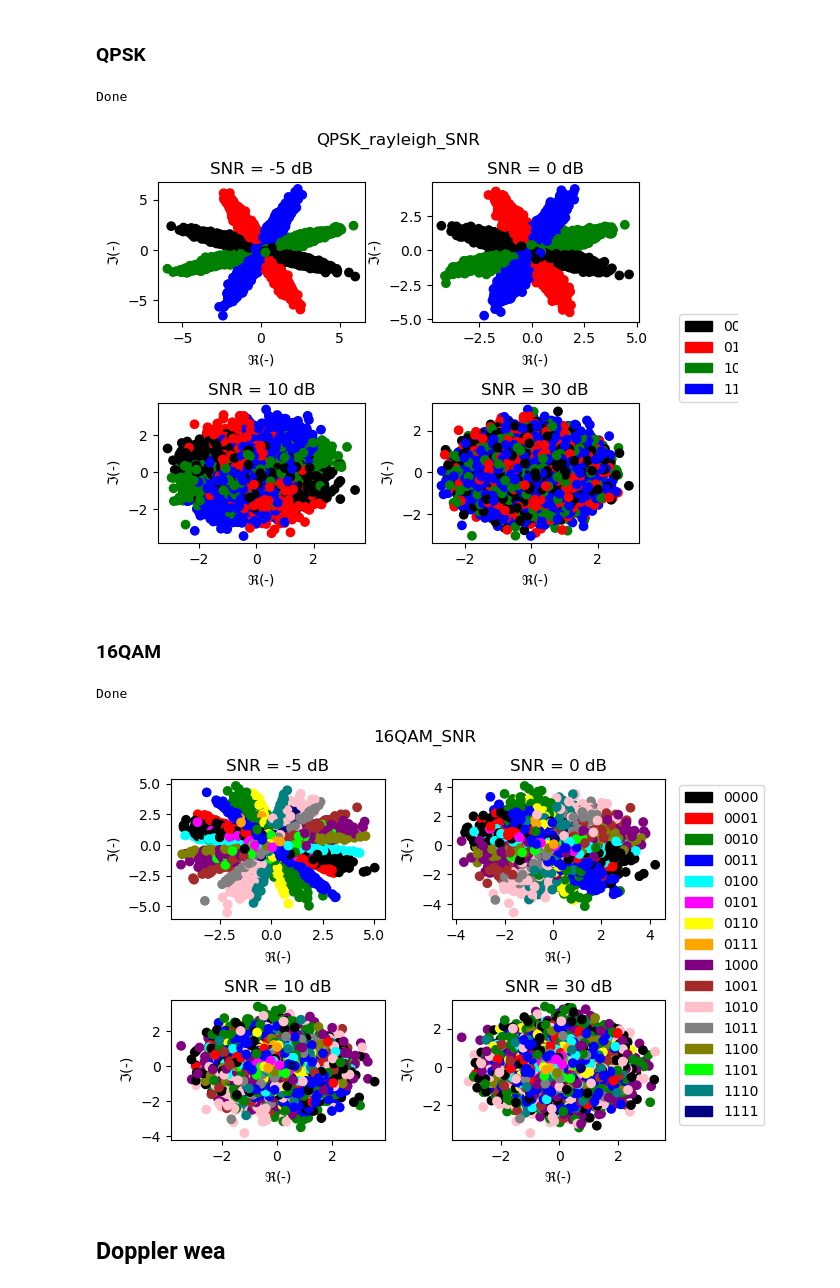
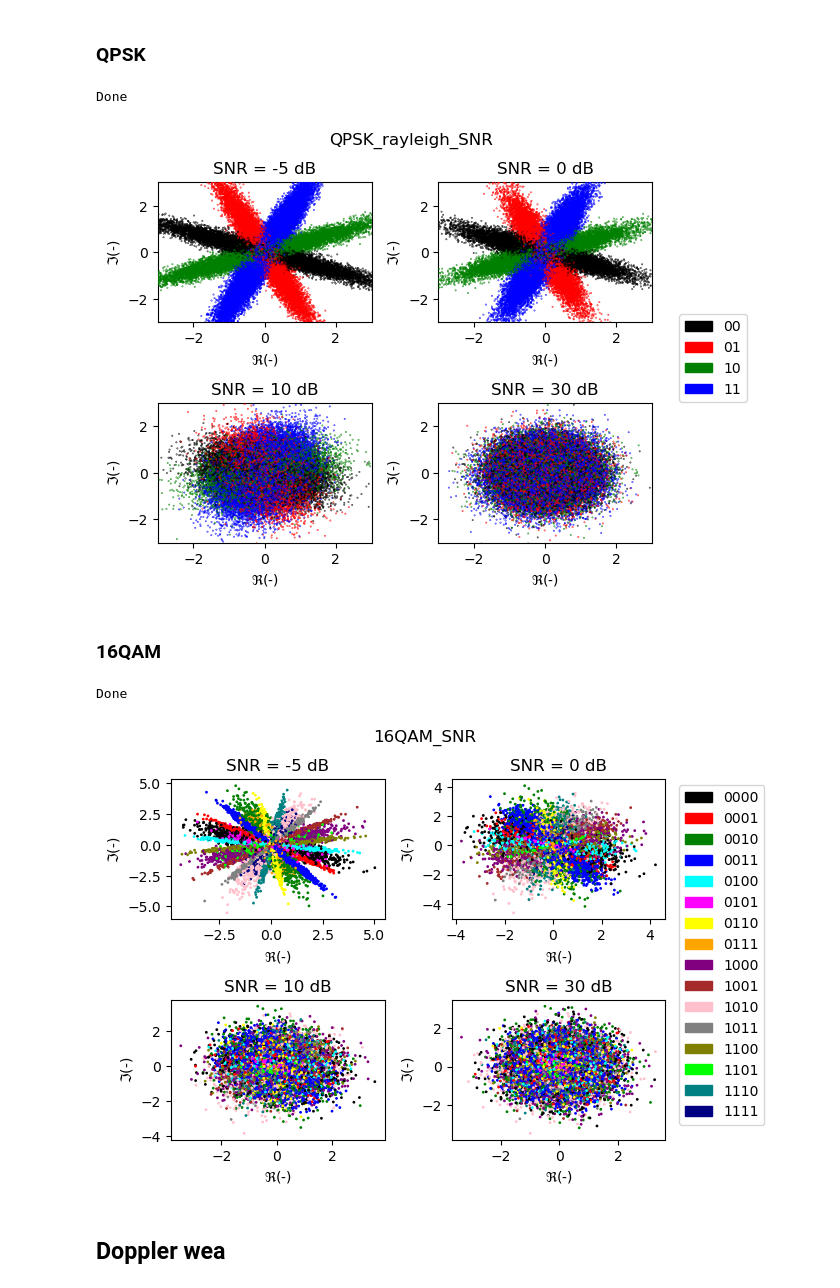
Before and after one commit to DiegoSanzB/EL7041_Project_2, a Jupyter notebook: test.ipynb, the cells around one changed output. Cells and saved outputs as stored; diff of their text form; code cells hidden in the pictures.

```diff
--- a/test.ipynb
+++ b/test.ipynb
@@ -90,7 +90,7 @@ for i in range(4):
     real = data[f"re_noise_{SNR[i]}"].to_numpy()
     imag = data[f"im_noise_{SNR[i]}"].to_numpy()
     # Plot the data
-    ax.scatter(real, imag, color = color_dots4, zorder = 7)
+    ax.scatter(real, imag, color = color_dots4, zorder = 7, s = S)
     # Insert handmade legend
 # Set legend outside the plot
 fig.legend(handles=LEG4, bbox_to_anchor=(0.9, 0.5), loc='center left')
@@ -126,7 +126,7 @@ for i in range(4):
     real = data[f"re_noise_{SNR[i]}"].to_numpy()
     imag = data[f"im_noise_{SNR[i]}"].to_numpy()
     # Plot the data
-    ax.scatter(real, imag, color = color_dots16, zorder = 7)
+    ax.scatter(real, imag, color = color_dots16, zorder = 7, s = S)
 # Set legend outside the plot
 fig.legend(handles=LEG16, bbox_to_anchor=(0.9, 0.5), loc='center left')
 # Adjust layout to prevent overlap with the title
@@ -145,36 +145,36 @@ Done
 # %%
 data = pd.read_csv('results/QPSK_rayleigh_snr.csv')
 # create a 2x2 grid of subplots
 fig, axs = plt.subplots(2, 2)
 fig.suptitle("QPSK_rayleigh_SNR")
 # Get the SNR values
 # Iterate over the subplots
 for i in range(4):
     # Select the subplot
     ax = axs[i // 2, i % 2]
     ax.set_title("SNR = " + str(SNR[i]) + " dB")
     ax.set_xlabel(r"$\Re$(-)")
     ax.set_ylabel(r"$\Im$(-)")
-    # ax.set_xlim(-1.70, 1.7)  # Set limits for the x-axis
-    # ax.set_ylim(-1.5, 1.5)  # Set limits for the y-axis
+    ax.set_xlim(-3, 3)  # Set limits for the x-axis
+    ax.set_ylim(-3, 3)  # Set limits for the y-axis
     # Separate coordinates and get them as a numpy array
     real = data[f"re_rayleigh_noise_{SNR[i]}"].to_numpy()
     imag = data[f"im_rayleigh_noise_{SNR[i]}"].to_numpy()
     # Plot the data
-    ax.scatter(real, imag, color = color_dots4, zorder = 7)
+    ax.scatter(real, imag, color = color_dots4, zorder = 7, s = S)
     # Insert handmade legend
 # Set legend outside the plot
 fig.legend(handles=LEG4, bbox_to_anchor = (0.9, 0.5), loc = 'center left')
 
 # Adjust layout to prevent overlap with the title
 plt.tight_layout(rect=[0, 0, 0.9, 0.95])
 # print("Done")
 # plt.savefig('results/QPSK_RAYLEIGH.png')
 print("Done")
 plt.show()
 # %% [output]
 Done
-[figure, old version]
+[figure, new version]
 # %% [markdown]
 ### 16QAM
 # %%
@@ -196,7 +196,7 @@ for i in range(4):
     real = data[f"re_rayleigh_noise_{SNR[i]}"].to_numpy()
     imag = data[f"im_rayleigh_noise_{SNR[i]}"].to_numpy()
     # Plot the data
-    ax.scatter(real, imag, color = color_dots16, zorder = 7)
+    ax.scatter(real, imag, color = color_dots16, zorder = 7, s = S)
 # Set legend outside the plot
 fig.legend(handles=LEG16, bbox_to_anchor=(0.9, 0.5), loc='center left')
 # Adjust layout to prevent overlap with the title
@@ -207,7 +207,7 @@ print("Done")
 plt.show()
 # %% [output]
 Done
-[figure, old version]
+[figure, new version]
 # %% [markdown]
 ## Doppler wea
 # %% [markdown]
```
Also changed, not shown: parts of 4 cells of this notebook, 1 other file.
